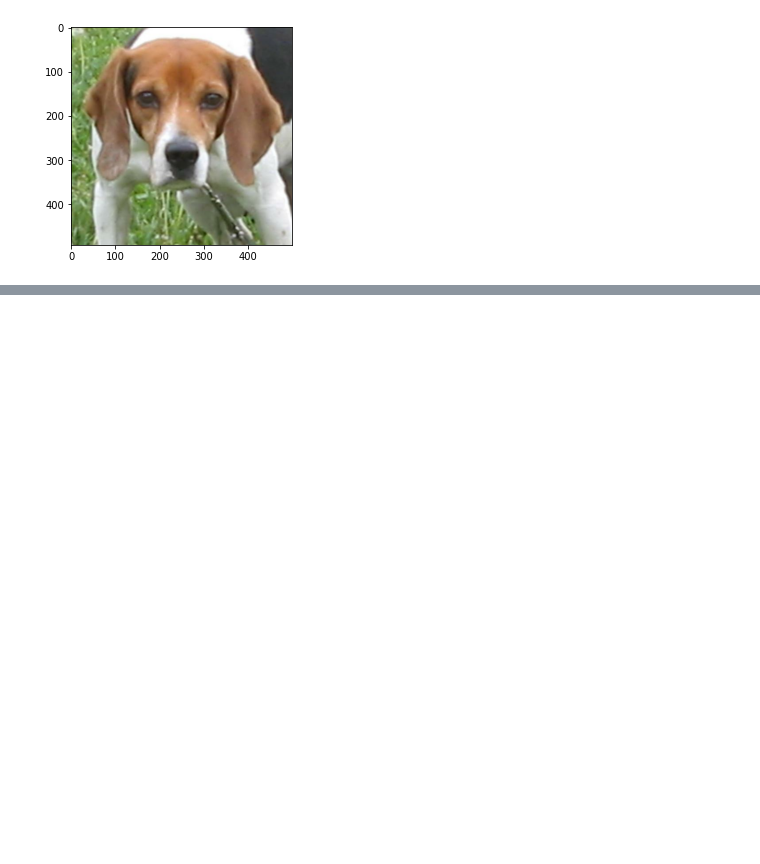
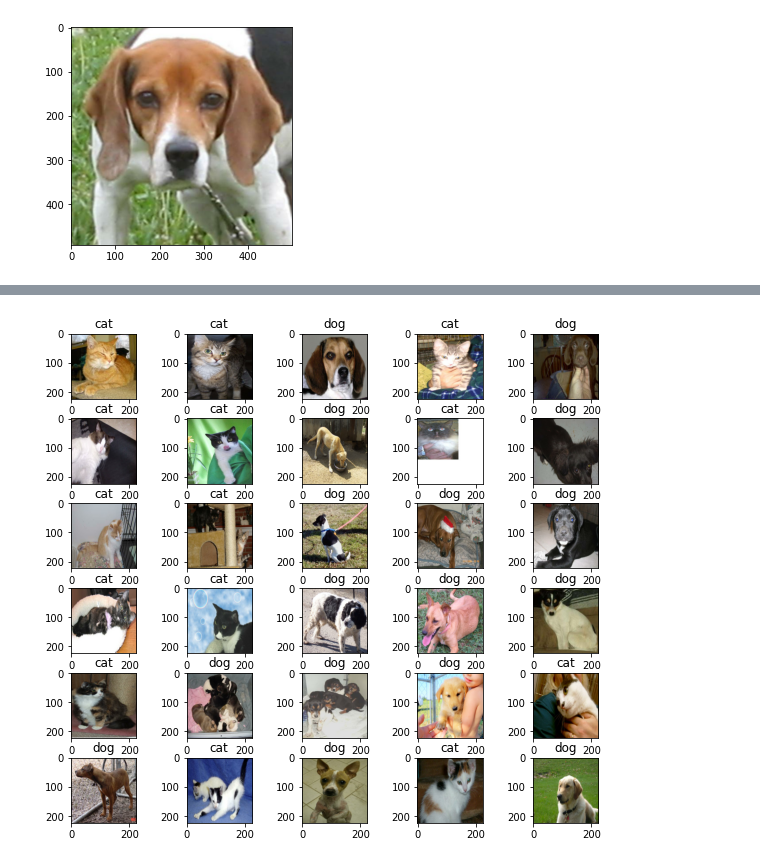
Before and after one commit to venkat2ram/Keras-and-Tensorflow, a Jupyter notebook: ud_l6_transfer_lng_cats_dogs.ipynb, the cells around one changed output, grey strips where cells are left out. Cells and saved outputs as stored; diff of their text form; code cells hidden in the pictures; blank space fills up the shorter version.

```diff
--- a/ud_l6_transfer_lng_cats_dogs.ipynb
+++ b/ud_l6_transfer_lng_cats_dogs.ipynb
@@ -112,0 +183,2 @@ _ = plt.suptitle("ImageNet predictions")
+# %%
+class_names=np.array(info.features['label'].names)
@@ -112,0 +189,6 @@ _ = plt.suptitle("ImageNet predictions")
+# %%
+predicted_batch=model.predict(image_batch)
+# %%
+predicted_batch=np.argmax(predicted_batch,axis=-1)
+# %%
+predicted_class_names=class_names[predicted_batch]
@@ -112,0 +202,9 @@ _ = plt.suptitle("ImageNet predictions")
+# %%
+plt.figure(figsize=(10,9))
+for i in range(30):
+  plt.subplot(6,5,i+1)
+  plt.subplots_adjust(hspace=0.3)
+  plt.imshow(image_batch[i])
+  plt.title(predicted_class_names[i])
+# %% [output]
+[figure, added]
```
Also changed, not shown: parts of 14 cells of this notebook.
